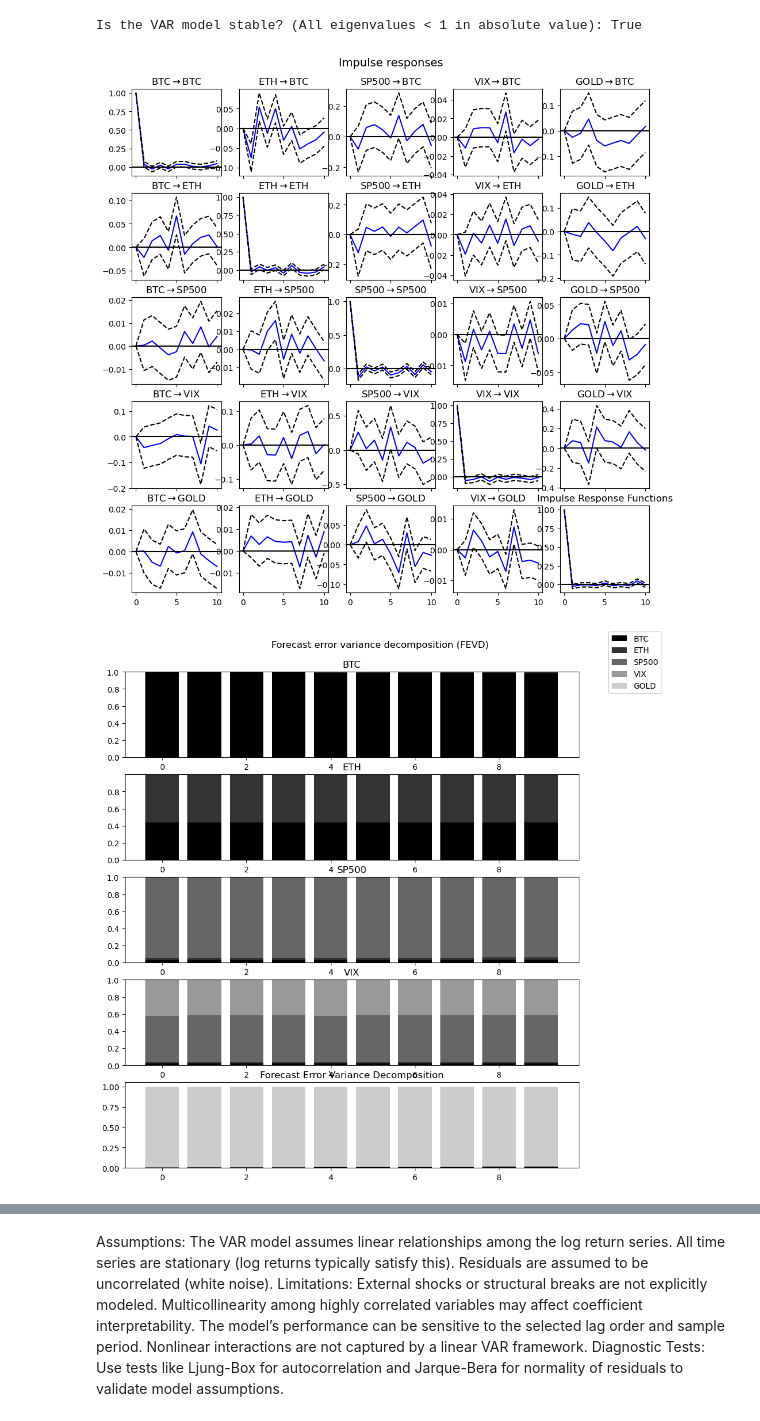
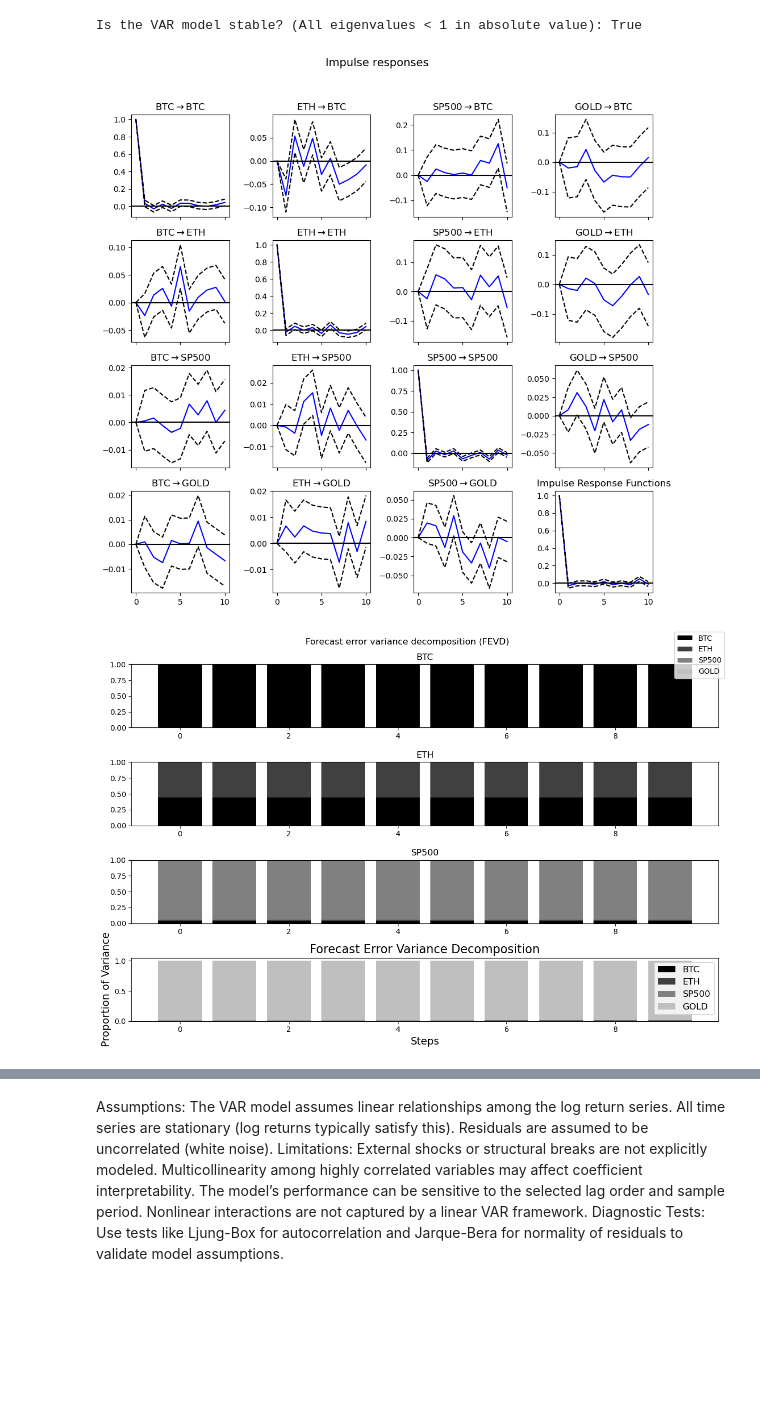
Before and after one commit to menderaxel/TIO4317_Project_Assignment, a Jupyter notebook: src/multivariate_model.ipynb, the cells around one changed output, grey strips where cells are left out. Drawn from its saved outputs; the diff is of its cells as text; code cells hidden in the pictures; blank space fills up the shorter version.

```diff
--- a/src/multivariate_model.ipynb
+++ b/src/multivariate_model.ipynb
@@ -32,10 +32,6 @@ for df in [df_btc, df_eth, df_sp500, df_vix, df_gold]:
 for df in [df_btc, df_eth, df_sp500, df_vix, df_gold]:
     df.set_index('Date', inplace=True)
 
-# Resample BTC and ETH to daily frequency
-df_btc = df_btc.resample('D').mean()
-df_eth = df_eth.resample('D').mean()
-
 # Selecting only 'Close' prices and rename
 df_btc = df_btc[['Close']].rename(columns={'Close': 'BTC'})
 df_eth = df_eth[['Close']].rename(columns={'Close': 'ETH'})
@@ -44,7 +40,7 @@ df_vix = df_vix[['Close']].rename(columns={'Close': 'VIX'})
 df_gold = df_gold[['Close']].rename(columns={'Close': 'GOLD'})
 # %%
 # Merging all dataframes on index (Date)
-dfs = [df_btc, df_eth, df_sp500, df_vix, df_gold]
+dfs = [df_btc, df_eth, df_sp500, df_gold]
 df_merged = reduce(lambda left, right: pd.merge(left, right, left_index=True, right_index=True, how='outer'), dfs)
 
 # Forward-fill and backward-fill missing values
@@ -209,18 +174,30 @@ print("Is the VAR model stable? (All eigenvalues < 1 in absolute value):", stabl
 # %% [output]
 Is the VAR model stable? (All eigenvalues < 1 in absolute value): True
 # %%
-# C2. Impulse Response Functions (IRFs)
+# Impulse Response Functions (IRFs)
 irf = results_var.irf(10)  # 10 periods ahead
 irf.plot(orth=False)
 plt.title("Impulse Response Functions")
+
+
+# Tidy up layout so titles/labels don’t overlap
+plt.tight_layout(rect=[0, 0, 1, 0.95])
 plt.show()
 # %% [output]
-[figure, old version]
+[figure, new version]
 # %%
 # FEVD analysis
+
 fevd = results_var.fevd(10)  # 10 periods ahead
 fevd.plot()
-plt.title("Forecast Error Variance Decomposition")
+# Format plot better
+fig = plt.gcf()
+fig.set_size_inches(12, 8)  # Adjust figure size
+plt.title("Forecast Error Variance Decomposition", fontsize=16)
+plt.xlabel("Steps", fontsize=14)
+plt.ylabel("Proportion of Variance", fontsize=14)
+plt.legend(fontsize=12)
+plt.tight_layout()  # Ensure everything fits well
 plt.show()
 # %% [output]
-[figure, old version]
+[figure, new version]
```
Also changed, not shown: parts of 6 cells of this notebook.
